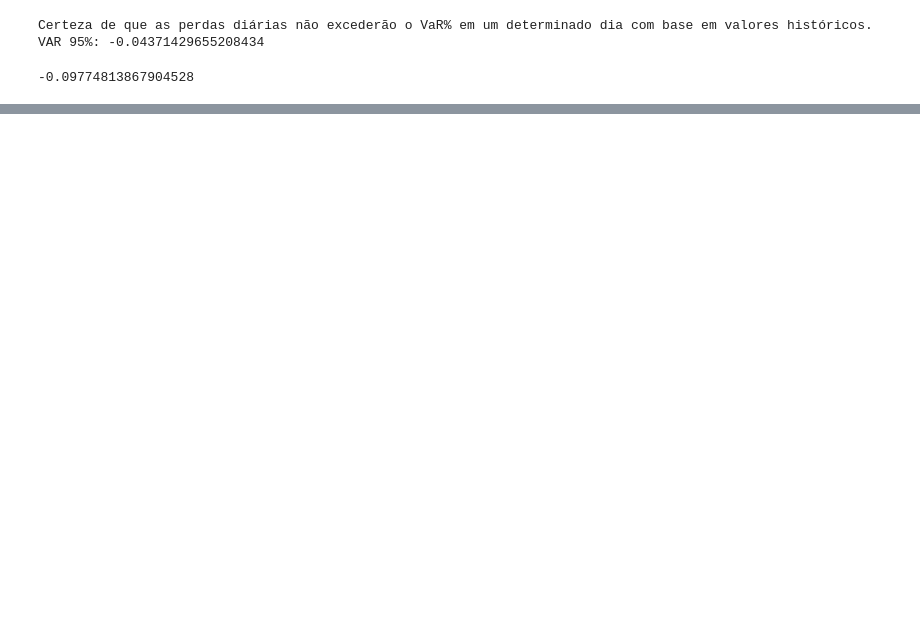
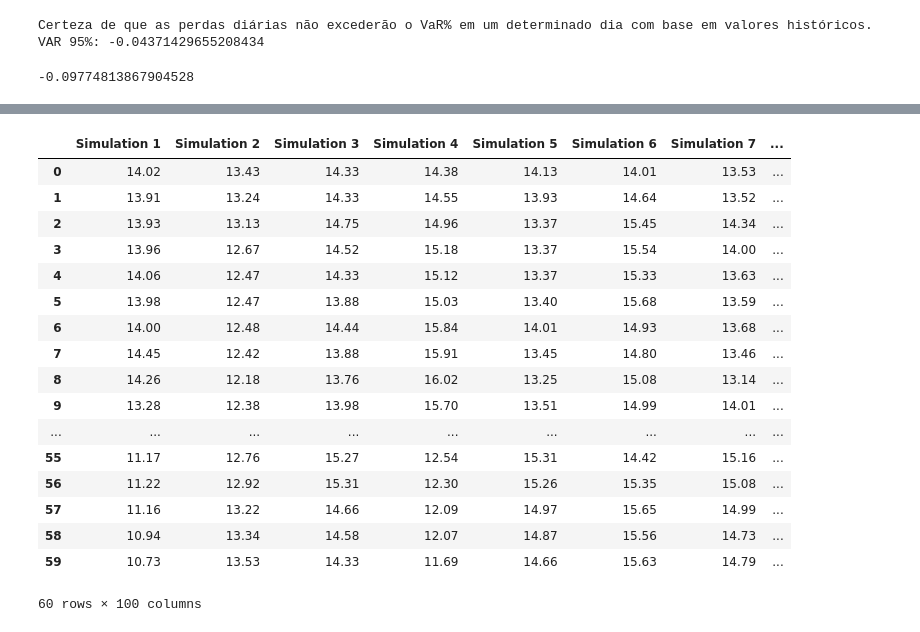
Before and after one commit to djalmarodriguess/Machine_Learning_Study, a Jupyter notebook: 08 - Series Temporais Monte Carlo.ipynb, the cells around one changed output, grey strips where cells are left out. Cells and saved outputs as stored; diff of their text form; code cells hidden in the pictures; blank space fills up the shorter version.

```diff
--- a/08 - Series Temporais Monte Carlo.ipynb
+++ b/08 - Series Temporais Monte Carlo.ipynb
@@ -310,0 +311,2 @@ plt.show()
+# %%
+df1 = dados
@@ -310,0 +330,50 @@ plt.show()
+# %%
+df2 = df1['Close']
+# %%
+import numpy as np
+import pandas as pd
+
+def monte_carlo_time_series(data, num_simulations, forecast_horizon):
+    """
+    Perform Monte Carlo simulation on time series data.
+
+    Parameters:
+    data (pd.DataFrame): Time series data.
+    num_simulations (int): Number of simulations to run.
+    forecast_horizon (int): Number of periods to forecast.
+
+    Returns:
+    pd.DataFrame: Monte Carlo simulation results.
+    """
+    returns = data.pct_change().dropna()
+    last_price = data.iloc[-1]
+    results = pd.DataFrame()
+    for i in range(num_simulations):
+        prices = [last_price]
+        for j in range(forecast_horizon):
+            price = prices[-1] * (1 + np.random.choice(returns))
+            prices.append(price)
+        results[f"Simulation {i+1}"] = prices[1:]
+    return results
+results = results
+# %%
+monte_carlo_time_series(df2, 100, 60)
+# %% [output]
+|  | Simulation 1 | Simulation 2 | Simulation 3 | Simulation 4 | Simulation 5 | Simulation 6 | Simulation 7 | ... |
+| 0 | 14.02 | 13.43 | 14.33 | 14.38 | 14.13 | 14.01 | 13.53 | ... |
+| 1 | 13.91 | 13.24 | 14.33 | 14.55 | 13.93 | 14.64 | 13.52 | ... |
+| 2 | 13.93 | 13.13 | 14.75 | 14.96 | 13.37 | 15.45 | 14.34 | ... |
+| 3 | 13.96 | 12.67 | 14.52 | 15.18 | 13.37 | 15.54 | 14.00 | ... |
+| 4 | 14.06 | 12.47 | 14.33 | 15.12 | 13.37 | 15.33 | 13.63 | ... |
+| 5 | 13.98 | 12.47 | 13.88 | 15.03 | 13.40 | 15.68 | 13.59 | ... |
+| 6 | 14.00 | 12.48 | 14.44 | 15.84 | 14.01 | 14.93 | 13.68 | ... |
+| 7 | 14.45 | 12.42 | 13.88 | 15.91 | 13.45 | 14.80 | 13.46 | ... |
+| 8 | 14.26 | 12.18 | 13.76 | 16.02 | 13.25 | 15.08 | 13.14 | ... |
+| 9 | 13.28 | 12.38 | 13.98 | 15.70 | 13.51 | 14.99 | 14.01 | ... |
+| ... | ... | ... | ... | ... | ... | ... | ... | ... |
+| 55 | 11.17 | 12.76 | 15.27 | 12.54 | 15.31 | 14.42 | 15.16 | ... |
+| 56 | 11.22 | 12.92 | 15.31 | 12.30 | 15.26 | 15.35 | 15.08 | ... |
+| 57 | 11.16 | 13.22 | 14.66 | 12.09 | 14.97 | 15.65 | 14.99 | ... |
+| 58 | 10.94 | 13.34 | 14.58 | 12.07 | 14.87 | 15.56 | 14.73 | ... |
+| 59 | 10.73 | 13.53 | 14.33 | 11.69 | 14.66 | 15.63 | 14.79 | ... |
+60 rows × 100 columns
```
Also changed, not shown: parts of 18 cells of this notebook, 4 other files.
